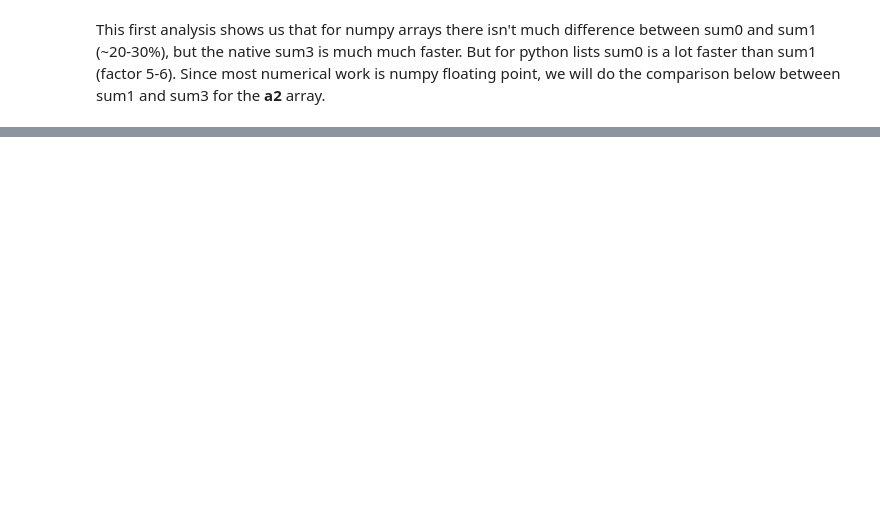
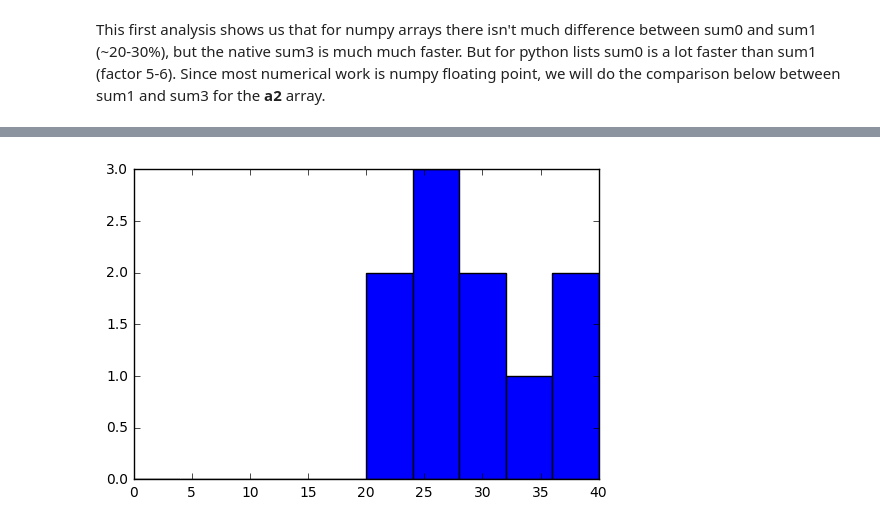
Before and after one commit to teuben/astr288p, a Jupyter notebook: homework/Homework-01_AAA.ipynb, the cells around one changed output, grey strips where cells are left out. Saved outputs shown, nothing was run; the diff lists cells and outputs as text; code cells hidden in the pictures; blank space fills up the shorter version.

```diff
--- a/homework/Homework-01_AAA.ipynb
+++ b/homework/Homework-01_AAA.ipynb
@@ -417,0 +424,4 @@ The first plot show better when we can trust the measurements, and how much pati
+# %%
+gh=plt.hist(grades,bins=10,range=(0,40),cumulative=False)
+# %% [output]
+[figure, added]
```
Also changed, not shown: parts of 9 cells of this notebook.
